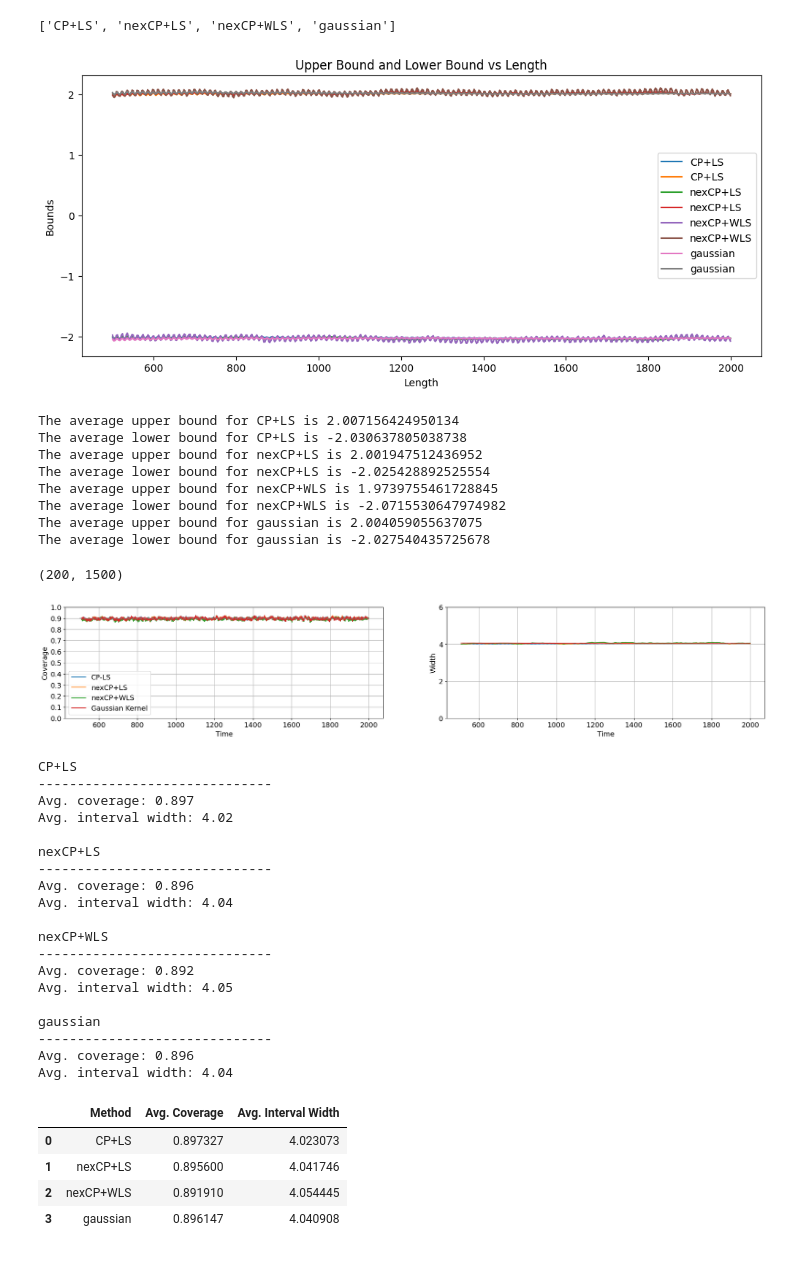
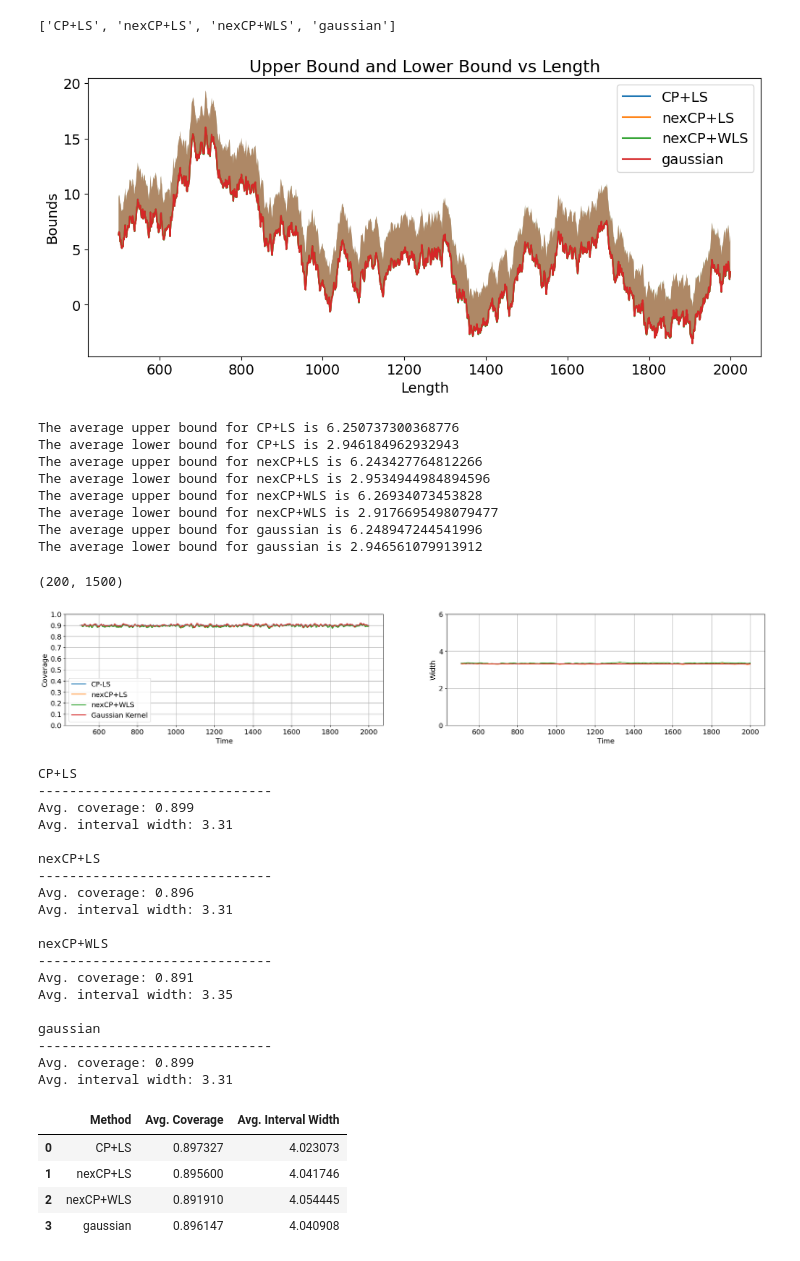
Before and after one commit to igorpradhan/RLRW-NonExchangeable-Conformal-Prediction, a Jupyter notebook: Replication/replication_setting_2_3.ipynb, the cells around one changed output. Drawn from its saved outputs; the diff is of its cells as text; code cells hidden in the pictures.

```diff
--- a/Replication/replication_setting_2_3.ipynb
+++ b/Replication/replication_setting_2_3.ipynb
@@ -18,7 +18,7 @@ from scipy.stats import multivariate_normal, norm
 # SETTING 3: Distribution drift
 Interpolating $\beta^{(1)} = (2, 1, 0, 0)$ to $\beta^{N} = (0, 0, 2, 1)$
 # %%
-setting = 3
+setting = 2
 
 np.random.seed(12345)
 N = 2000
@@ -126,7 +126,7 @@ def generate_data(N, ntrial):
 
 # Generate data
 N = 2000
-ntrial = 200
+ntrial = 50
 X, Y = generate_data(N, ntrial)
 # perm = np.random.permutation(N)
 # Y = Y[:, perm]
@@ -335,20 +338,21 @@ methods
 # %%
 import numpy as np
 import matplotlib.pyplot as plt
 
 plt.figure(figsize=(12, 5))
 
 for method_idx, method in enumerate(methods):
-    plt.plot(np.arange(train_lag, N), np.mean(lower_bounds[method_idx], axis=0), label=method)
-    plt.plot(np.arange(train_lag, N), np.mean(upper_bounds[method_idx], axis=0), label=method)
+    bounds_mean = np.mean(lower_bounds[method_idx], axis=0)
+    plt.plot(np.arange(train_lag, N), bounds_mean, label=method)
+    plt.fill_between(np.arange(train_lag, N), bounds_mean, np.mean(upper_bounds[method_idx], axis=0), alpha=0.3)
 
 plt.xlabel('Length')
 plt.ylabel('Bounds')
 plt.title('Upper Bound and Lower Bound vs Length')
 plt.legend()
 plt.show()
 # %% [output]
-[figure, old version]
+[figure, new version]
 # %%
 for method_idx, method in enumerate(methods):
     average_upper_bound = np.mean(upper_bounds[method_idx], axis=0)
@@ -357,14 +361,14 @@ for method_idx, method in enumerate(methods):
     print(f"The average upper bound for {method} is {average_upper_bound[-1]}")
     print(f"The average lower bound for {method} is {average_lower_bound[-1]}")
 # %% [output]
-The average upper bound for CP+LS is 2.007156424950134
-The average lower bound for CP+LS is -2.030637805038738
-The average upper bound for nexCP+LS is 2.001947512436952
-The average lower bound for nexCP+LS is -2.025428892525554
-The average upper bound for nexCP+WLS is 1.9739755461728845
-The average lower bound for nexCP+WLS is -2.0715530647974982
-The average upper bound for gaussian is 2.004059055637075
-The average lower bound for gaussian is -2.027540435725678
+The average upper bound for CP+LS is 6.250737300368776
+The average lower bound for CP+LS is 2.946184962932943
+The average upper bound for nexCP+LS is 6.243427764812266
+The average lower bound for nexCP+LS is 2.9534944984894596
+The average upper bound for nexCP+WLS is 6.26934073453828
+The average lower bound for nexCP+WLS is 2.9176695498079477
+The average upper bound for gaussian is 6.248947244541996
+The average lower bound for gaussian is 2.946561079913912
 # %%
 lower_bound.shape
 # %% [output]
@@ -404,7 +408,7 @@ ax[1].grid(True)
 
 plt.show()
 # %% [output]
-[figure, old version]
+[figure, new version]
 # %%
 for method_idx, method in enumerate(methods):
     print(f'{method}')
@@ -415,23 +419,23 @@ for method_idx, method in enumerate(methods):
 # %% [output]
 CP+LS
 ------------------------------
-Avg. coverage: 0.897
-Avg. interval width: 4.02
+Avg. coverage: 0.899
+Avg. interval width: 3.31
 
 nexCP+LS
 ------------------------------
 Avg. coverage: 0.896
-Avg. interval width: 4.04
+Avg. interval width: 3.31
 
 nexCP+WLS
 ------------------------------
-Avg. coverage: 0.892
-Avg. interval width: 4.05
+Avg. coverage: 0.891
+Avg. interval width: 3.35
 
 gaussian
 ------------------------------
-Avg. coverage: 0.896
-Avg. interval width: 4.04
+Avg. coverage: 0.899
+Avg. interval width: 3.31
 # %%
 import pandas as pd
 data = {'Method': methods,
```
Also changed, not shown: parts of 9 cells of this notebook, 13 other files.
